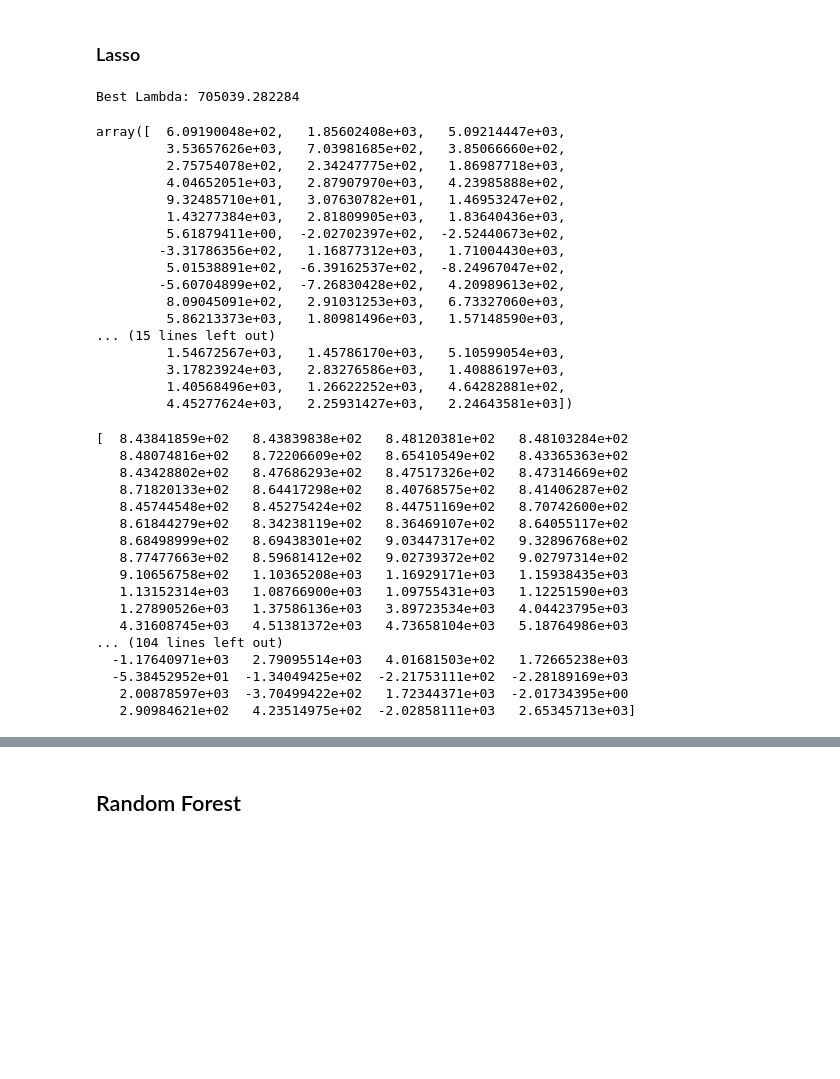
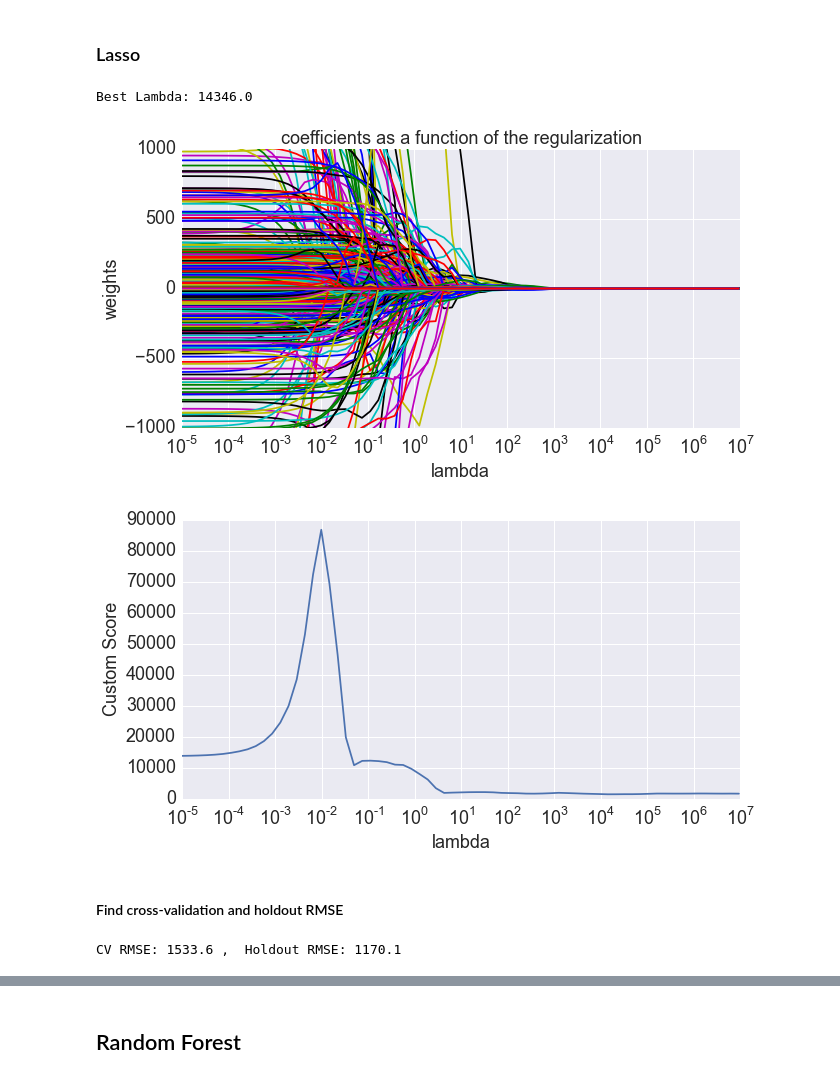
Before and after one commit to balmandhunter/ski_in_solitude, a Jupyter notebook: crowd_model.ipynb, the cells around one changed output, grey strips where cells are left out. Cells and saved outputs as stored; diff of their text form; code cells hidden in the pictures; blank space fills up the shorter version.

```diff
--- a/crowd_model.ipynb
+++ b/crowd_model.ipynb
@@ -154,51 +174,11 @@ y_tr = df_tr.skiers.values
 X_h = df_h[features]
 y_h = df_h.skiers.values
 # %%
-best_lambda, lambda_lasso, coefs, mean_score_lambda = find_best_lambda(linear_model.Lasso, features, X_tr, y_tr, 1e-10, 1000000, 1.5)
+best_lambda, lambda_lasso, coefs, mean_score_lambda = find_best_lambda(linear_model.Lasso, features, X_tr, y_tr, 1e-5, 10000000, 1.5)
 # %% [output]
-Best Lambda: 705039.282284
+Best Lambda: 14346.0
 # %%
-plot_lambda(lambda_lasso, coefs, mean_score_lambda)
+plot_lambda(lambda_lasso, coefs, mean_score_lambda, (-1000,1000))
+# %% [output]
+[figure, added]
+[figure, added]
-# %%
-cv_pred_lasso[mar_pos]
-# %% [output]
-array([  6.09190048e+02,   1.85602408e+03,   5.09214447e+03,
-         3.53657626e+03,   7.03981685e+02,   3.85066660e+02,
-         2.75754078e+02,   2.34247775e+02,   1.86987718e+03,
-         4.04652051e+03,   2.87907970e+03,   4.23985888e+02,
-         9.32485710e+01,   3.07630782e+01,   1.46953247e+02,
-         1.43277384e+03,   2.81809905e+03,   1.83640436e+03,
-         5.61879411e+00,  -2.02702397e+02,  -2.52440673e+02,
-        -3.31786356e+02,   1.16877312e+03,   1.71004430e+03,
-         5.01538891e+02,  -6.39162537e+02,  -8.24967047e+02,
-        -5.60704899e+02,  -7.26830428e+02,   4.20989613e+02,
-         8.09045091e+02,   2.91031253e+03,   6.73327060e+03,
-         5.86213373e+03,   1.80981496e+03,   1.57148590e+03,
-... (15 lines left out)
-         1.54672567e+03,   1.45786170e+03,   5.10599054e+03,
-         3.17823924e+03,   2.83276586e+03,   1.40886197e+03,
-         1.40568496e+03,   1.26622252e+03,   4.64282881e+02,
-         4.45277624e+03,   2.25931427e+03,   2.24643581e+03])
-# %%
-clf = linear_model.Lasso(alpha=best_lambda)
-lasso = clf.fit(X_tr, y_tr)
-cv_pred_lasso = cross_val_predict(lasso, X_tr, y_tr, cv = 10)
-print cv_pred_lasso
-# %% [output]
-[  8.43841859e+02   8.43839838e+02   8.48120381e+02   8.48103284e+02
-   8.48074816e+02   8.72206609e+02   8.65410549e+02   8.43365363e+02
-   8.43428802e+02   8.47686293e+02   8.47517326e+02   8.47314669e+02
-   8.71820133e+02   8.64417298e+02   8.40768575e+02   8.41406287e+02
-   8.45744548e+02   8.45275424e+02   8.44751169e+02   8.70742600e+02
-   8.61844279e+02   8.34238119e+02   8.36469107e+02   8.64055117e+02
-   8.68498999e+02   8.69438301e+02   9.03447317e+02   9.32896768e+02
-   8.77477663e+02   8.59681412e+02   9.02739372e+02   9.02797314e+02
-   9.10656758e+02   1.10365208e+03   1.16929171e+03   1.15938435e+03
-   1.13152314e+03   1.08766900e+03   1.09755431e+03   1.12251590e+03
-   1.27890526e+03   1.37586136e+03   3.89723534e+03   4.04423795e+03
-   4.31608745e+03   4.51381372e+03   4.73658104e+03   5.18764986e+03
-... (104 lines left out)
-  -1.17640971e+03   2.79095514e+03   4.01681503e+02   1.72665238e+03
-  -5.38452952e+01  -1.34049425e+02  -2.21753111e+02  -2.28189169e+03
-   2.00878597e+03  -3.70499422e+02   1.72344371e+03  -2.01734395e+00
-   2.90984621e+02   4.23514975e+02  -2.02858111e+03   2.65345713e+03]
@@ -213,0 +185,2 @@ X_h = df_h[best_features]
+# %% [markdown]
+#### Find cross-validation and holdout RMSE
@@ -213,0 +189,4 @@ X_h = df_h[best_features]
+# %%
+RMSE_ls_H, RMSE_ls_CV, df_ls_hold, df_ls_cv = get_holdout_RMSE(clf, features, df_tr, df_h)
+# %% [output]
+CV RMSE: 1533.6 ,  Holdout RMSE: 1170.1
```
Also changed, not shown: parts of 29 cells of this notebook, 4 other files.
